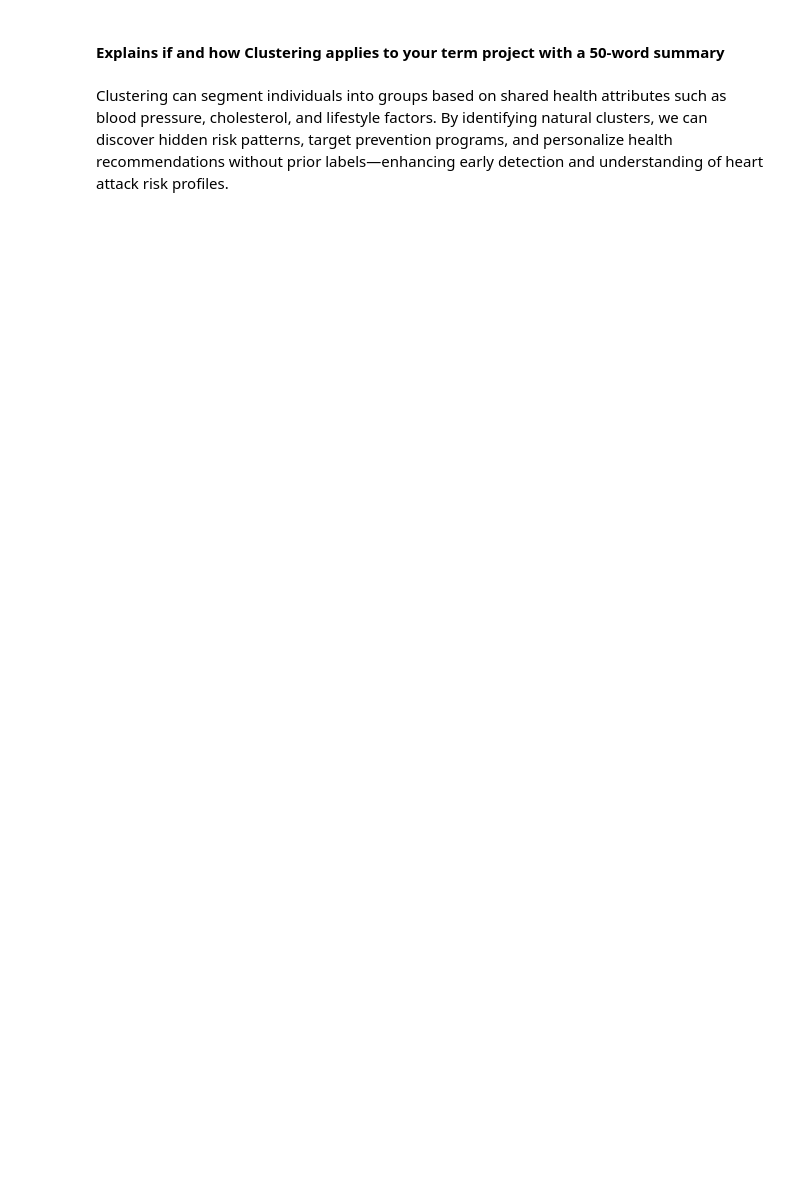
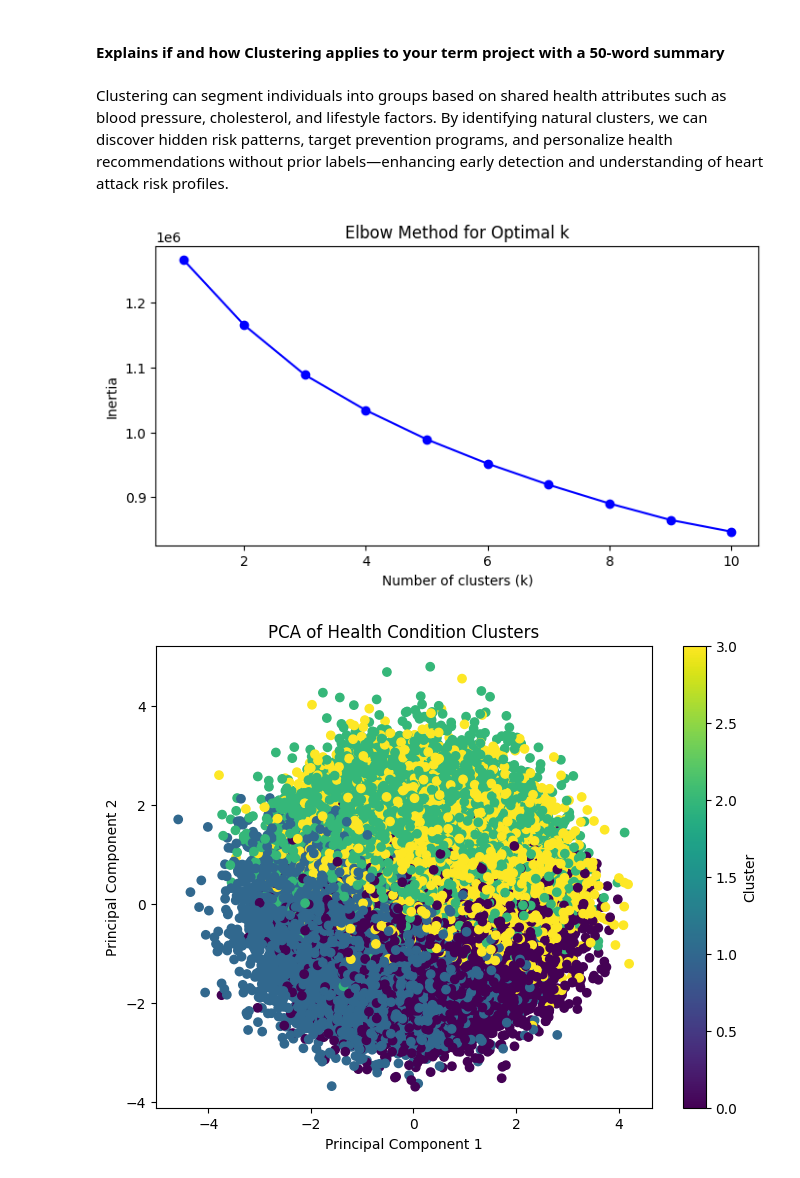
Before and after one commit to Mostafa-Allahmoradi/ClusteringKMeans_Workshop, a Jupyter notebook: Workshop3.ipynb, the cells around one changed output. Cells and saved outputs as stored; diff of their text form; code cells hidden in the pictures; blank space fills up the shorter version.

Commit message:
Added hypothesis, k-mean clustering, and visualization

```diff
--- a/Workshop3.ipynb
+++ b/Workshop3.ipynb
@@ -88,12 +109,57 @@ Clustering can segment individuals into groups based on shared health attributes
 # %%
 # Select Relevant Health Indicators for Clustering
 features = [
 'age', 'cholesterol_level', 'blood_pressure_systolic',
 'blood_pressure_diastolic', 'fasting_blood_sugar',
 'cholesterol_hdl', 'cholesterol_ldl', 'triglycerides'
 ]
 X = health_condition_dataset[features]
 
 # Data Standardization
 scaler = StandardScaler()
 X_scaled = scaler.fit_transform(X)
+
+# Determine Optimal Number of Clusters (Elbow Method)
+inertia = []
+K = range(1, 11)
+for k in K:
+    kmeans = KMeans(n_clusters=k, random_state=42)
+    kmeans.fit(X_scaled)
+    inertia.append(kmeans.inertia_)
+
+plt.figure(figsize=(8, 4))
+plt.plot(K, inertia, 'bo-')
+plt.xlabel('Number of clusters (k)')
+plt.ylabel('Inertia')
+plt.title('Elbow Method for Optimal k')
+plt.show()
+
+# Apply K-Means Clustering
+optimal_k = 4  # Manually selected based on the elbow method
+kmeans = KMeans(n_clusters=optimal_k, random_state=42)
+health_condition_dataset['cluster'] = kmeans.fit_predict(X_scaled)
+
+# Visualize Clusters (PCA for 2D Projection)
+pca = PCA(n_components=2)
+X_pca = pca.fit_transform(X_scaled)
+
+plt.figure(figsize=(8, 6))
+plt.scatter(X_pca[:, 0], X_pca[:, 1], c=health_condition_dataset['cluster'], cmap='viridis', marker='o')
+plt.title('PCA of Health Condition Clusters')
+plt.xlabel('Principal Component 1')
+plt.ylabel('Principal Component 2')
+plt.colorbar(label='Cluster')
+plt.show()
+
+# Cluster Interpretation
+cluster_summary = health_condition_dataset.groupby('cluster')[features].mean()
+print('Cluster Summary by Health Indicators:\n')
+print(cluster_summary)
+
+print("\nInterpretation:")
+print("- Cluster 0: Represents younger or lower-risk individuals with normal cholesterol and blood pressure.")
+print("- Cluster 1: Shows higher blood pressure and LDL levels, indicating moderate cardiovascular risk.")
+print("- Cluster 2: Contains older individuals with high fasting sugar and triglycerides, indicating elevated heart attack risk.")
+# %% [output]
+[figure, added]
+[figure, added]
```
Also changed, not shown: parts of 2 cells of this notebook.
